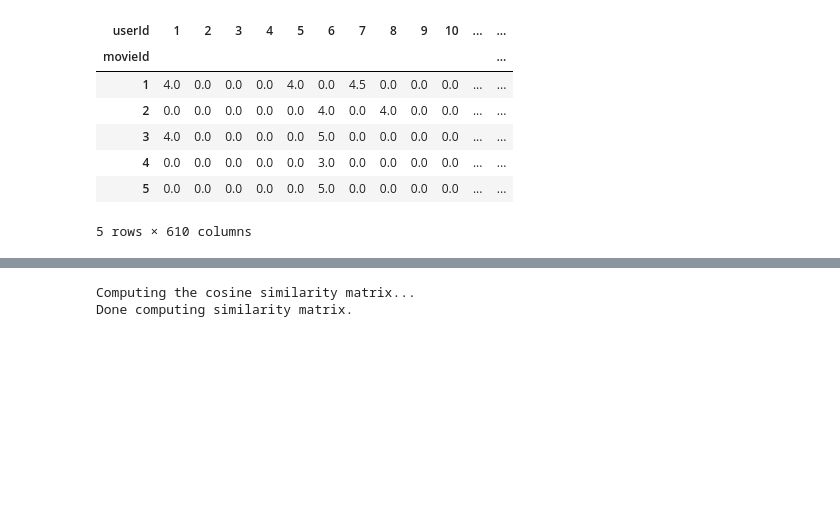
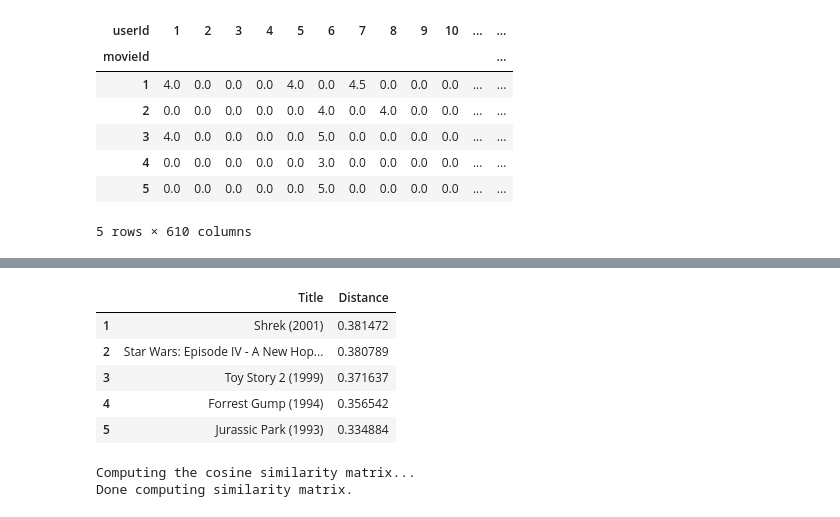
Before and after one commit to FionaNalianya/MovieLens, a Jupyter notebook: notebook.ipynb, the cells around one changed output, grey strips where cells are left out. Cells and saved outputs as stored; diff of their text form; code cells hidden in the pictures; blank space fills up the shorter version.

```diff
--- a/notebook.ipynb
+++ b/notebook.ipynb
@@ -290,0 +327,3 @@ plt.show()
+# %%
+csr_data = csr_matrix(item_data.values)
+item_data.reset_index(inplace=True)
@@ -291,3 +337,36 @@ plt.show()
+# %%
+def get_movie_recommendation(movie_name):
+    n_movies_to_reccomend = 5
+    movie_list = movies_data[movies_data['title'].str.contains(movie_name)]
+    if len(movie_list):
+        movie_idx= movie_list.iloc[0]['movieId']
+        movie_idx = item_data[item_data['movieId'] == movie_idx].index[0]
+
+        distances , indices = knn.kneighbors(csr_data[movie_idx],n_neighbors=n_movies_to_reccomend+1)
+        rec_movie_indices = sorted(list(zip(indices.squeeze().tolist(),distances.squeeze().tolist())),\
+                               key=lambda x: x[1])[:0:-1]
+
+        recommend_frame = []
+
+        for val in rec_movie_indices:
+            movie_idx = item_data.iloc[val[0]]['movieId']
+            idx = movies_data[movies_data['movieId'] == movie_idx].index
+            recommend_frame.append({'Title':movies_data.iloc[idx]['title'].values[0],'Distance':val[1]})
+        df = pd.DataFrame(recommend_frame,index=range(1,n_movies_to_reccomend+1))
+        return df
+
+    else:
+
+        return "No movies found. Please check your input"
+# %%
+get_movie_recommendation('Toy Story')
+# %% [output]
+|  | Title | Distance |
+| 1 | Shrek (2001) | 0.381472 |
+| 2 | Star Wars: Episode IV - A New Hop... | 0.380789 |
+| 3 | Toy Story 2 (1999) | 0.371637 |
+| 4 | Forrest Gump (1994) | 0.356542 |
+| 5 | Jurassic Park (1993) | 0.334884 |
 # %%
 # Creating a reader object to specify the rating scale
 reader = Reader(rating_scale=(0, 5))
```
Also changed, not shown: parts of 11 cells of this notebook.
